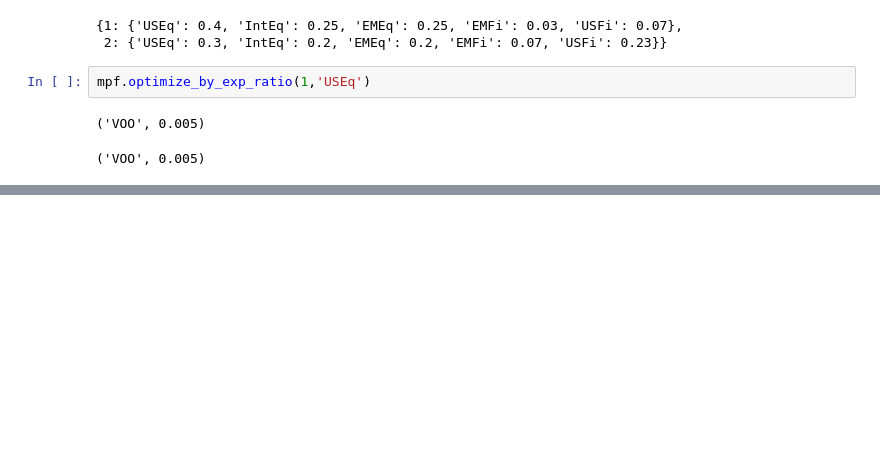
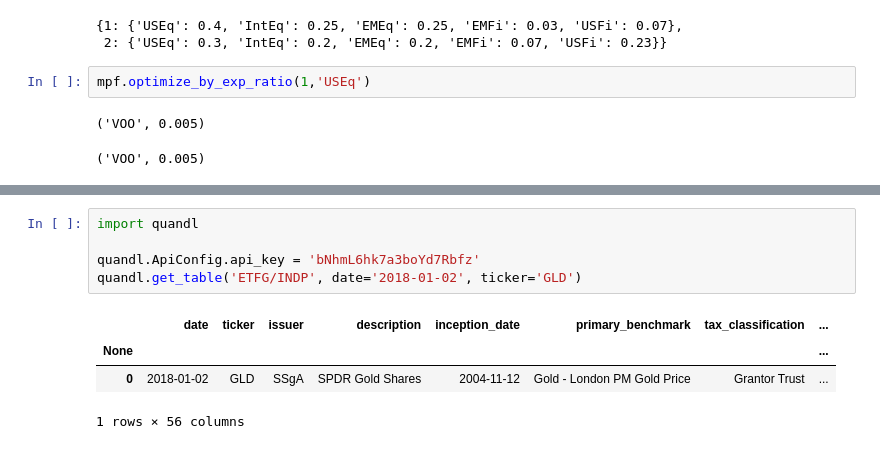
Before and after one commit to zoakes/OptimalETF, a Jupyter notebook: ETFOpt.ipynb, the cells around one changed output, grey strips where cells are left out. Saved outputs shown, nothing was run; the diff lists cells and outputs as text; blank space fills up the shorter version.

```diff
--- a/ETFOpt.ipynb
+++ b/ETFOpt.ipynb
@@ -367,0 +466,10 @@ Effective Expense Ratio: 0.01743
+# %%
+import quandl
+
+quandl.ApiConfig.api_key = 'bNhmL6hk7a3boYd7Rbfz'
+quandl.get_table('ETFG/INDP', date='2018-01-02', ticker='GLD')
+# %% [output]
+|  | date | ticker | issuer | description | inception_date | primary_benchmark | tax_classification | ... |
+| None |  |  |  |  |  |  |  | ... |
+| 0 | 2018-01-02 | GLD | SSgA | SPDR Gold Shares | 2004-11-12 | Gold - London PM Gold Price | Grantor Trust | ... |
+1 rows × 56 columns
```
Also changed, not shown: parts of 9 cells of this notebook.
